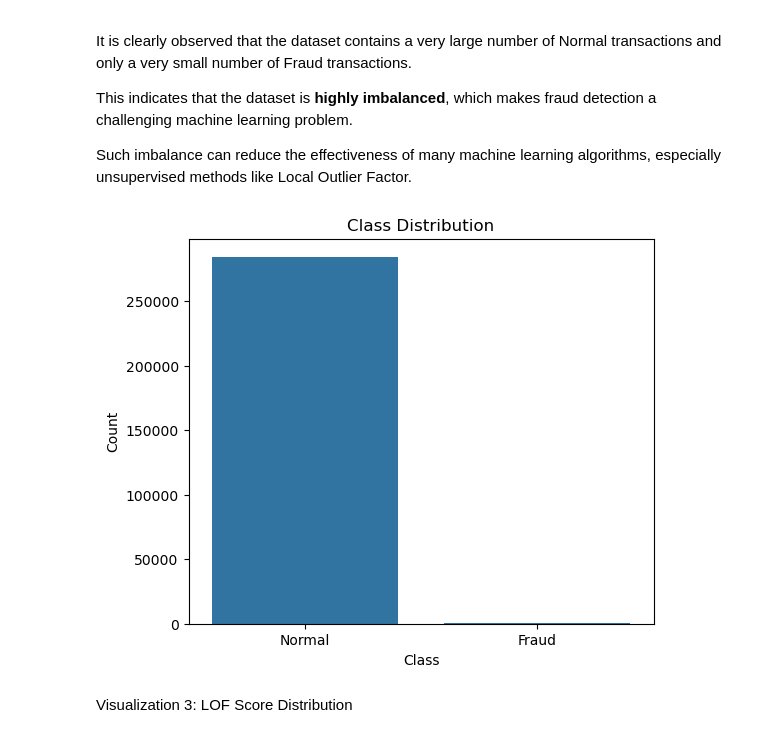
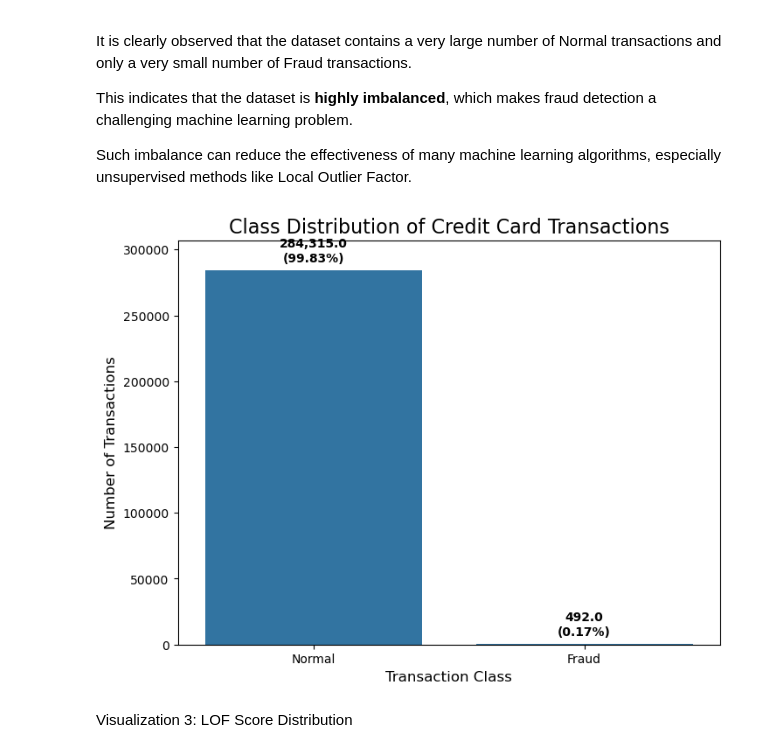
Before and after one commit to arnab-bol/Credit-Card-Fraud-Detection-LOF, a Jupyter notebook: notebooks/credit_card_lof.ipynb, the cells around one changed output. Drawn from its saved outputs; the diff is of its cells as text; code cells hidden in the pictures.

Commit message:
Improve class distribution visualization with count and percentage labels

```diff
--- a/notebooks/credit_card_lof.ipynb
+++ b/notebooks/credit_card_lof.ipynb
@@ -650,22 +650,52 @@ This indicates that the dataset is **highly imbalanced**, which makes fraud dete
 
 Such imbalance can reduce the effectiveness of many machine learning algorithms, especially unsupervised methods like Local Outlier Factor.
 # %%
-plt.figure(figsize=(6,5))
+import matplotlib.pyplot as plt
+import seaborn as sns
 
-sns.countplot(x='Class', data=df)
+# Create figure
+plt.figure(figsize=(8,6))
 
-plt.title("Class Distribution")
-plt.xlabel("Class")
-plt.ylabel("Count")
+# Plot class distribution
+ax = sns.countplot(x="Class", data=df)
 
-plt.xticks([0,1], ["Normal", "Fraud"])
+# Rename x-axis labels
+ax.set_xticklabels(['Normal', 'Fraud'])
 
-# Save the figure
-plt.savefig("../results/class_distribution.png", dpi=300, bbox_inches="tight")
+# Titles and labels
+plt.title("Class Distribution of Credit Card Transactions", fontsize=16)
+plt.xlabel("Transaction Class", fontsize=12)
+plt.ylabel("Number of Transactions", fontsize=12)
+
+# Get class counts
+counts = df["Class"].value_counts().sort_index()
+total = len(df)
+
+# Add count and percentage above each bar
+for i, p in enumerate(ax.patches):
+    height = p.get_height()
+    percentage = (counts.iloc[i] / total) * 100
+
+    ax.annotate(f'{height:,}\n({percentage:.2f}%)',
+                (p.get_x() + p.get_width()/2, height),
+                ha='center',
+                va='bottom',
+                fontsize=10,
+                fontweight='bold',
+                xytext=(0, 5),
+                textcoords='offset points')
+
+# Add slight headroom
+plt.ylim(0, counts.max() * 1.08)
+
+# Save figure
+plt.savefig("../results/class_distribution.png",
+            dpi=300,
+            bbox_inches="tight")
 
 plt.show()
 # %% [output]
-[figure, old version]
+[figure, new version]
 # %% [markdown]
 Visualization 3: LOF Score Distribution
 # %% [markdown]
```
Also changed, not shown: 1 other file.
